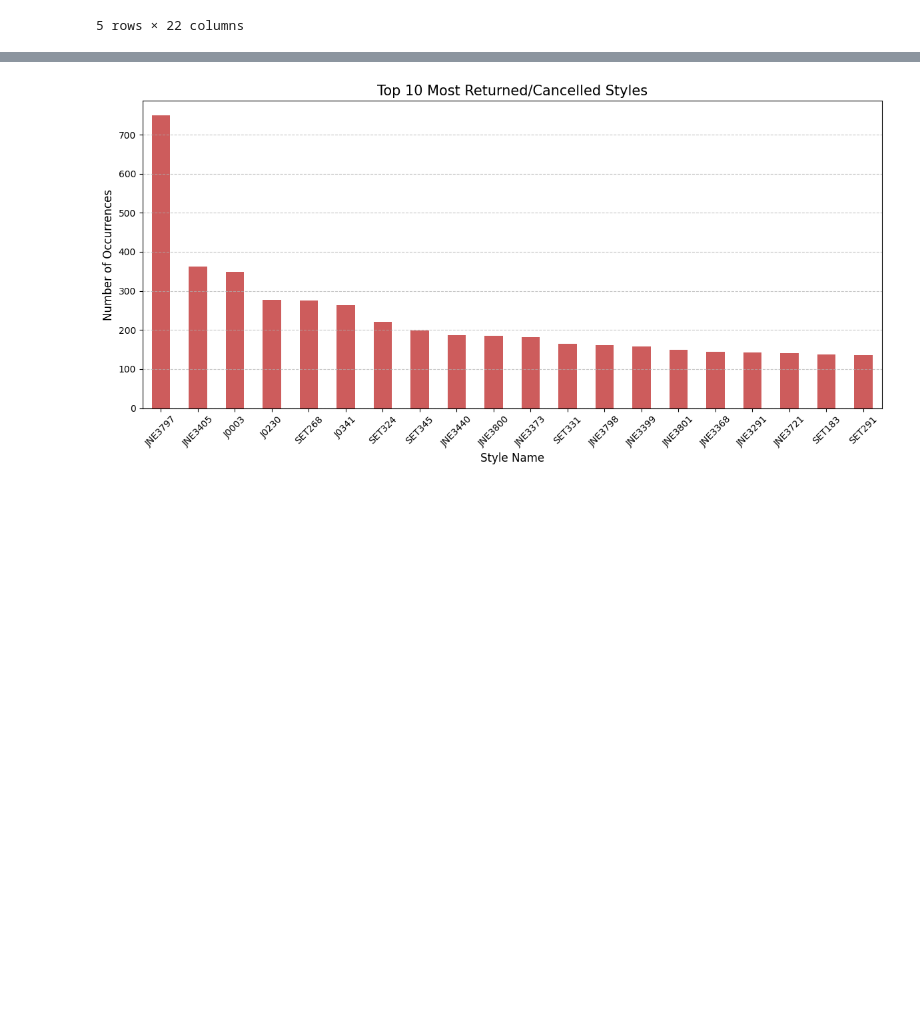
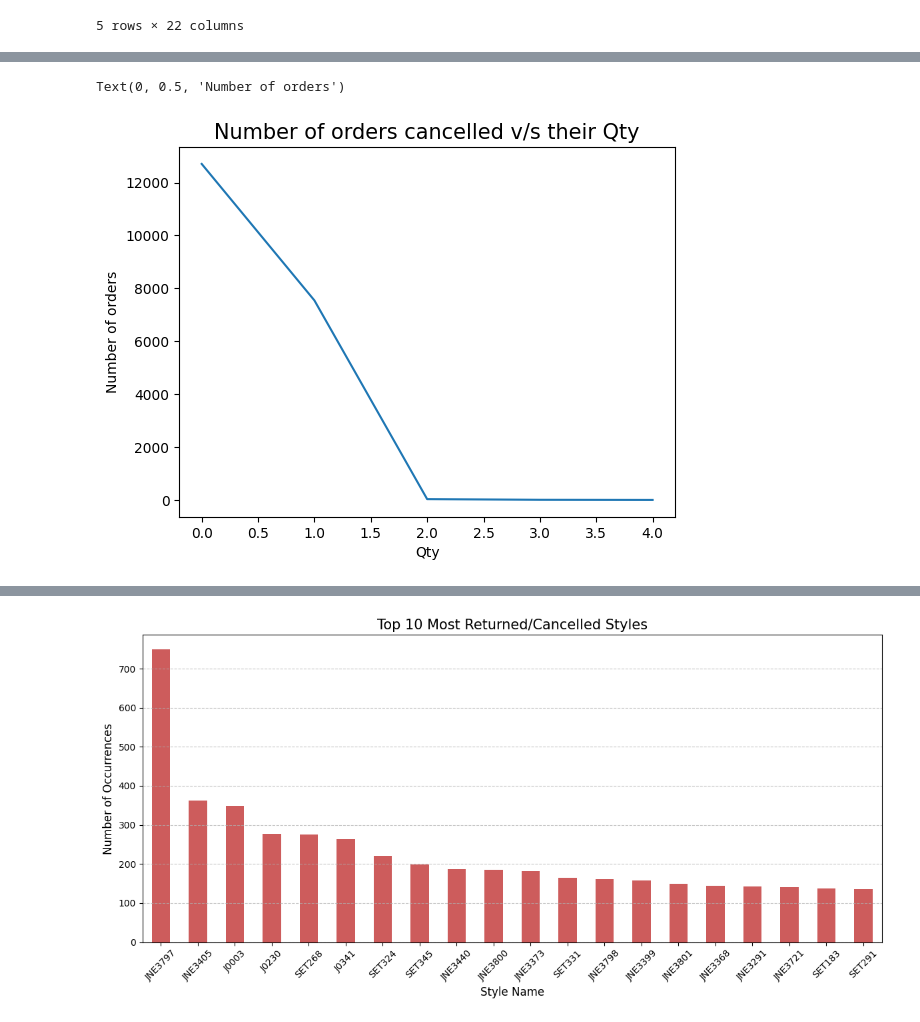
Before and after one commit to sayashhad/Data-Analyst-Internship-Assignment, a Jupyter notebook: data_analysis_t3.ipynb, the cells around one changed output, grey strips where cells are left out. Cells and saved outputs as stored; diff of their text form; code cells hidden in the pictures; blank space fills up the shorter version.

```diff
--- a/data_analysis_t3.ipynb
+++ b/data_analysis_t3.ipynb
@@ -18,2 +22,9 @@ df.head()
+# %%
+df[df['Status'].isin(['Cancelled', 'Shipped - Returned to Seller'])]['Qty'].value_counts().plot()
+plt.title('Number of orders cancelled v/s their Qty', fontsize = 15)
+plt.ylabel('Number of orders')
+# %% [output]
+Text(0, 0.5, 'Number of orders')
+[figure, added]
 # %%
 df['Qty'].value_counts().sort_index().plot()
```
Also changed, not shown: parts of 47 cells of this notebook.
